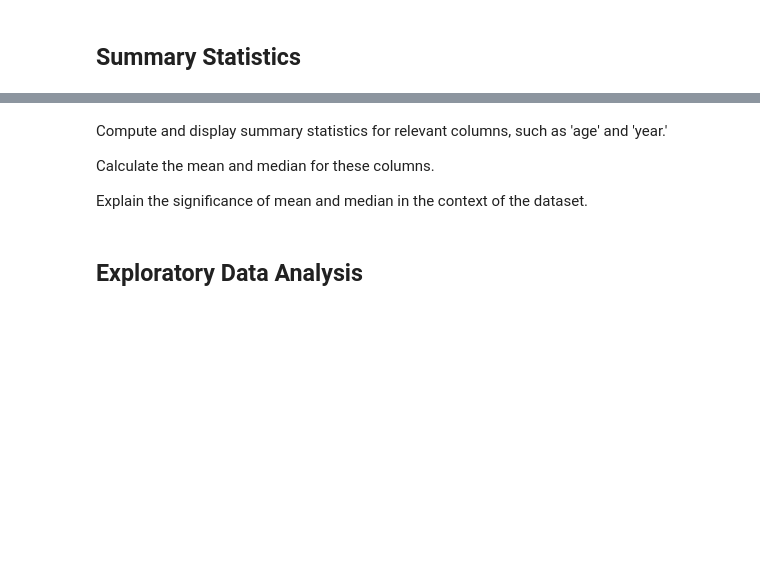
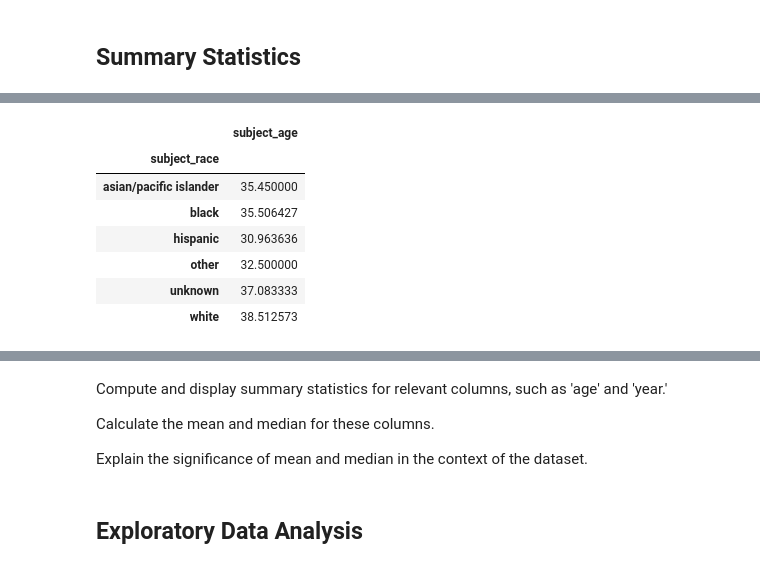
Before and after one commit to ds-modules/Legalst-123, a Jupyter notebook: labs/04_Probability Distributions, Bootstrap, and Confidence Intervals/04_Visualizatio_SummaryStatistics_Aggregations.ipynb, the cells around one changed output, grey strips where cells are left out. Cells and saved outputs as stored; diff of their text form; code cells hidden in the pictures; blank space fills up the shorter version.

```diff
--- a/labs/04_Probability Distributions, Bootstrap, and Confidence Intervals/04_Visualizatio_SummaryStatistics_Aggregations.ipynb
+++ b/labs/04_Probability Distributions, Bootstrap, and Confidence Intervals/04_Visualizatio_SummaryStatistics_Aggregations.ipynb
@@ -60,0 +109,12 @@ stops.head()
+# %%
+stop = stops[["subject_age", "subject_race"]]
+stop.groupby(['subject_race']).mean()
+# %% [output]
+|  | subject_age |
+| subject_race |  |
+| asian/pacific islander | 35.450000 |
+| black | 35.506427 |
+| hispanic | 30.963636 |
+| other | 32.500000 |
+| unknown | 37.083333 |
+| white | 38.512573 |
```
Also changed, not shown: parts of 8 cells of this notebook, 2 other files.
